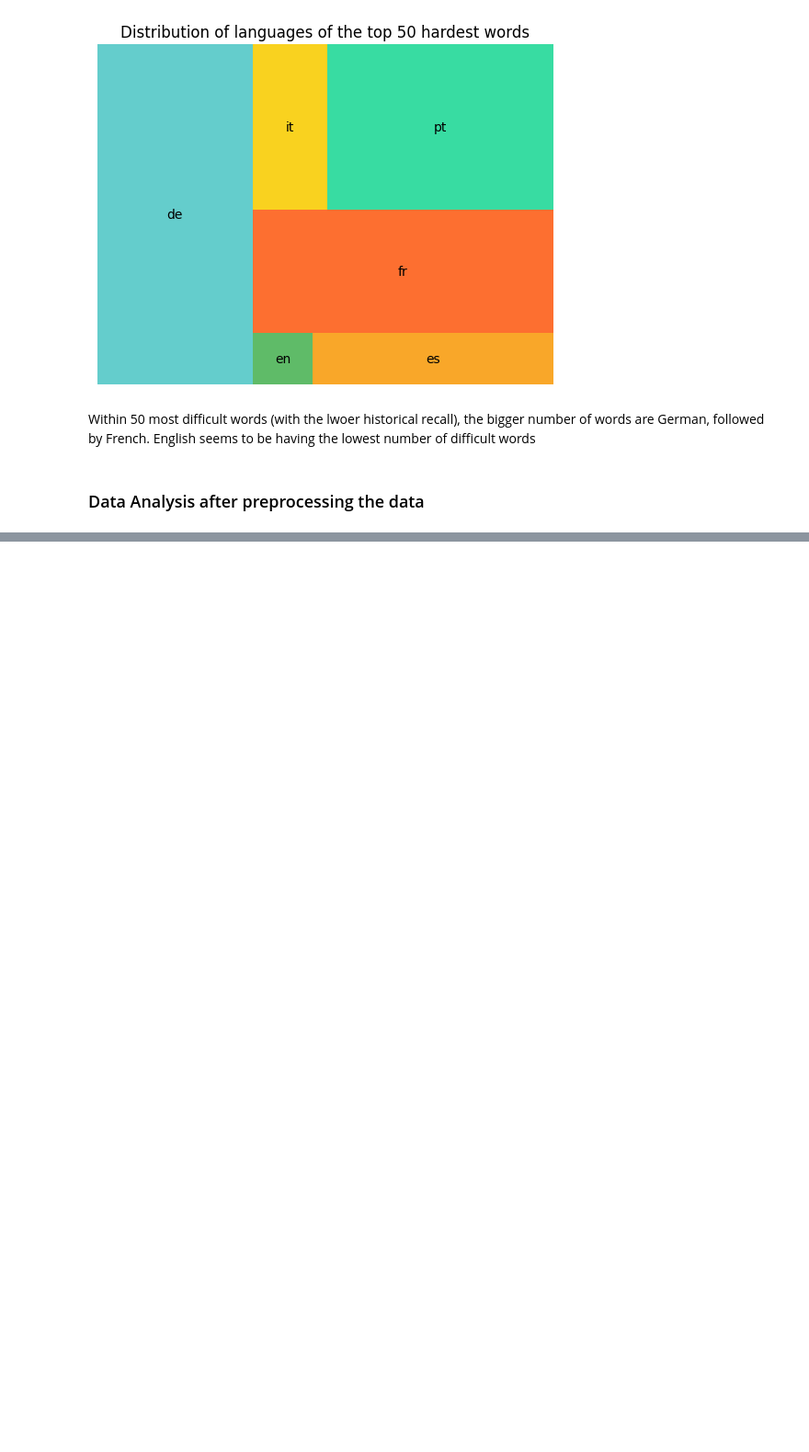
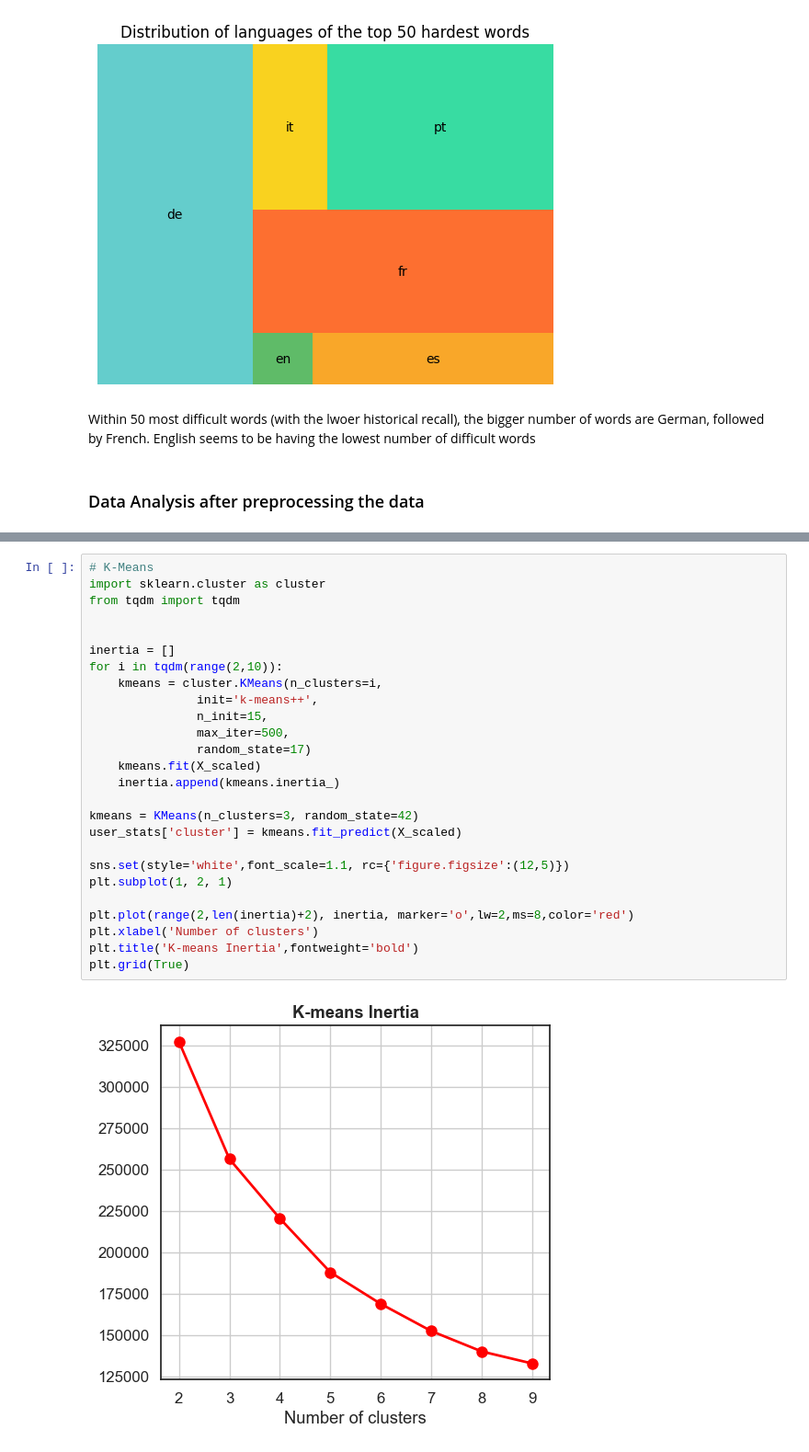
Before and after one commit to juliakubisa/spaced_repetition_algorithm, a Jupyter notebook: notebooks/EDA.ipynb, the cells around one changed output, grey strips where cells are left out. Shown at 92% size. Drawn from its saved outputs; the diff is of its cells as text; blank space fills up the shorter version.

```diff
--- a/notebooks/EDA.ipynb
+++ b/notebooks/EDA.ipynb
@@ -517,0 +555,28 @@ sns.heatmap(dff_1.select_dtypes(exclude='O').corr(), annot=False, cmap='coolwarm
+# %%
+# K-Means
+import sklearn.cluster as cluster
+from tqdm import tqdm
+
+
+inertia = []
+for i in tqdm(range(2,10)):
+    kmeans = cluster.KMeans(n_clusters=i,
+               init='k-means++',
+               n_init=15,
+               max_iter=500,
+               random_state=17)
+    kmeans.fit(X_scaled)
+    inertia.append(kmeans.inertia_)
+
+kmeans = KMeans(n_clusters=3, random_state=42)
+user_stats['cluster'] = kmeans.fit_predict(X_scaled)
+
+sns.set(style='white',font_scale=1.1, rc={'figure.figsize':(12,5)})
+plt.subplot(1, 2, 1)
+
+plt.plot(range(2,len(inertia)+2), inertia, marker='o',lw=2,ms=8,color='red')
+plt.xlabel('Number of clusters')
+plt.title('K-means Inertia',fontweight='bold')
+plt.grid(True)
+# %% [output]
+[figure, added]
```
Also changed, not shown: parts of 16 cells of this notebook.
